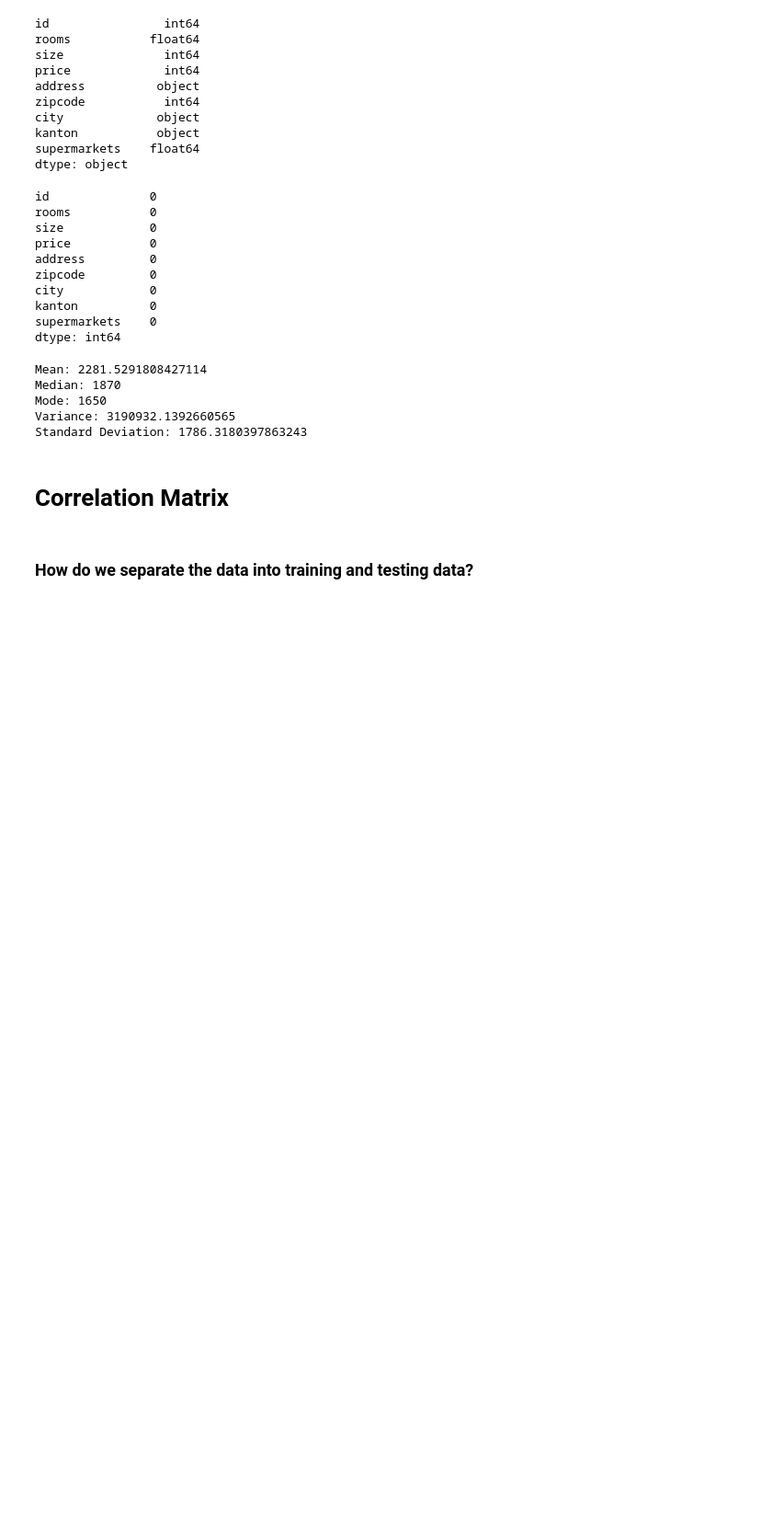
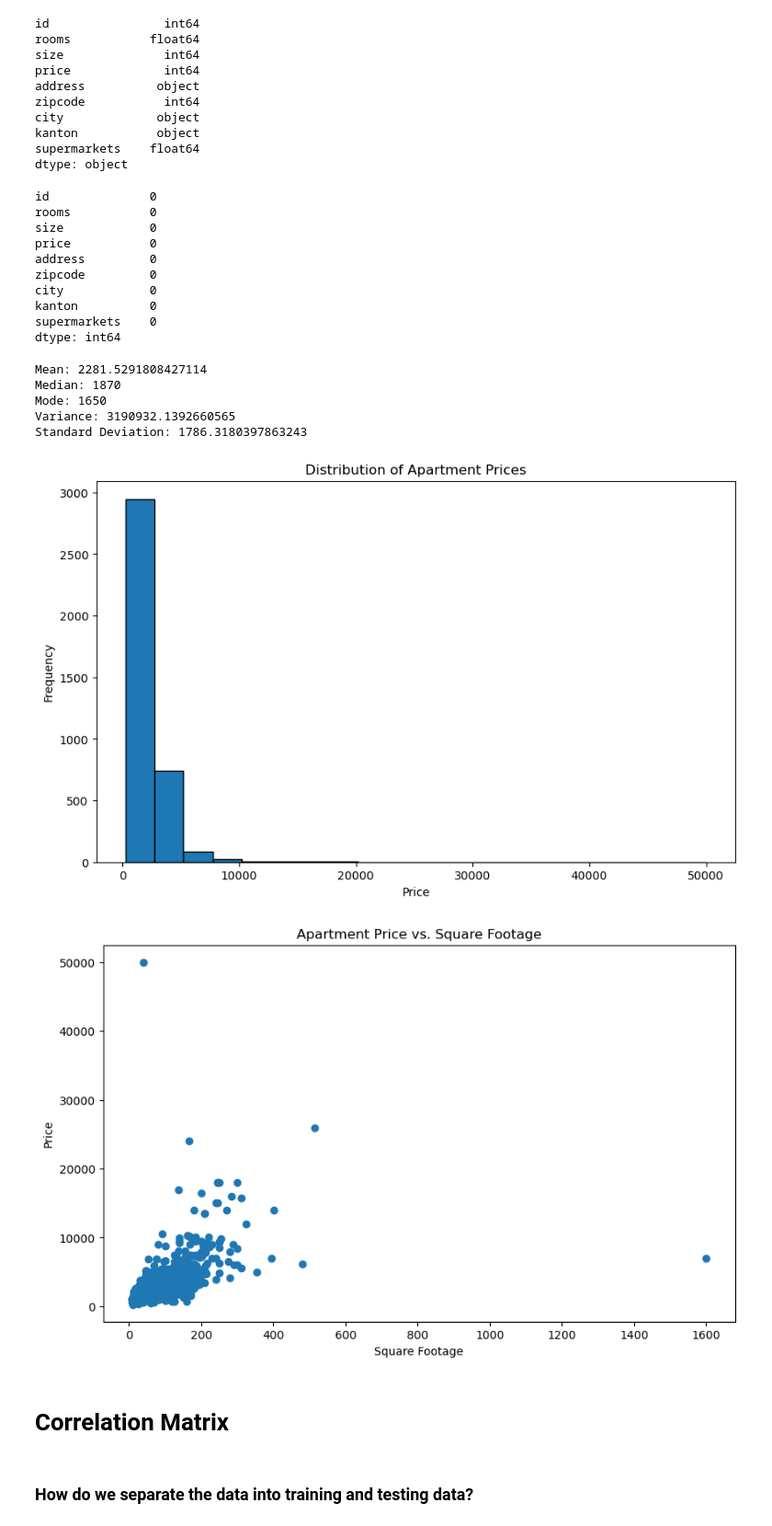
Before and after one commit to ariang/adsfs23-lnw, a Jupyter notebook: 1_dataprocessing.ipynb, the cells around one changed output. Shown at 92% size. Cells and saved outputs as stored; diff of their text form; code cells hidden in the pictures; blank space fills up the shorter version.

```diff
--- a/1_dataprocessing.ipynb
+++ b/1_dataprocessing.ipynb
@@ -547,6 +548,25 @@ Median: 1870
 Mode: 1650
 Variance: 3190932.1392660565
 Standard Deviation: 1786.3180397863243
+# %%
+# Histogram of apartment prices
+plt.figure(figsize=(10, 6))
+plt.hist(final['price'], bins=20, edgecolor='black')
+plt.xlabel('Price')
+plt.ylabel('Frequency')
+plt.title('Distribution of Apartment Prices')
+plt.show()
+
+# Scatter plot of apartment price vs. square footage
+plt.figure(figsize=(10, 6))
+plt.scatter(final['size'], final['price'])
+plt.xlabel('Square Footage')
+plt.ylabel('Price')
+plt.title('Apartment Price vs. Square Footage')
+plt.show()
+# %% [output]
+[figure, added]
+[figure, added]
 # %% [markdown]
 # Correlation Matrix
 # %% [markdown]
```
Also changed, not shown: parts of 13 cells of this notebook.
